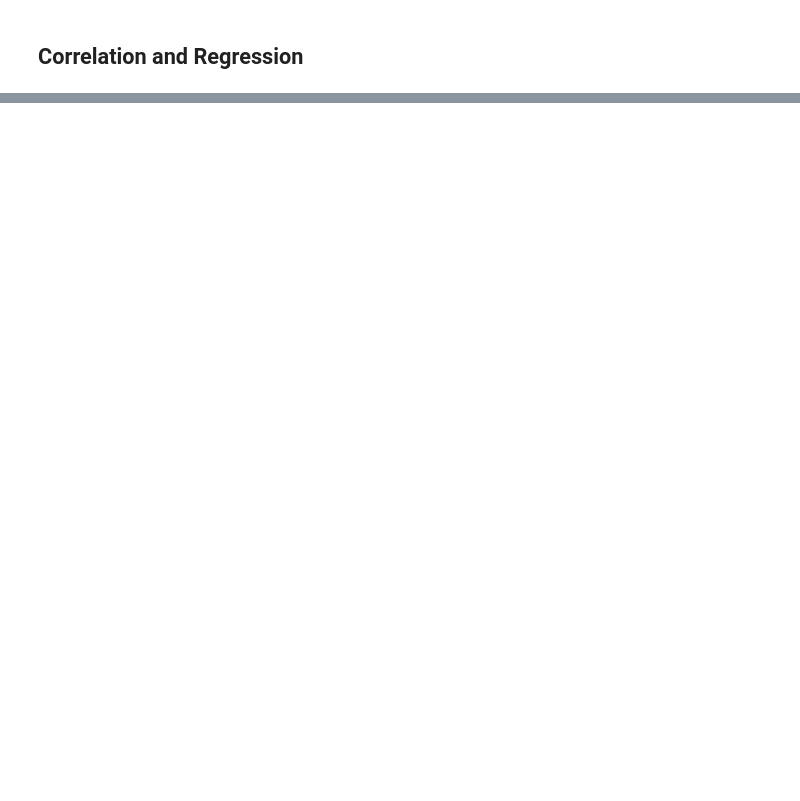
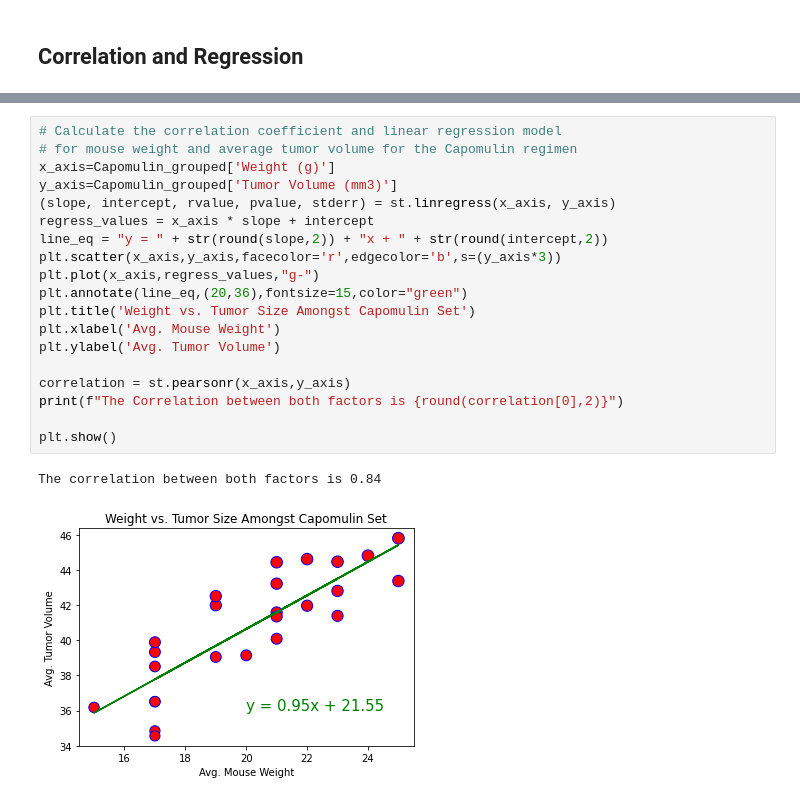
Before and after one commit to ajhibshman/Matplotlib, a Jupyter notebook: Pymaceuticals/pymaceuticals_starter-Copy1.ipynb, the cells around one changed output, grey strips where cells are left out. Drawn from its saved outputs; the diff is of its cells as text; blank space fills up the shorter version.

```diff
--- a/Pymaceuticals/pymaceuticals_starter-Copy1.ipynb
+++ b/Pymaceuticals/pymaceuticals_starter-Copy1.ipynb
@@ -287,0 +328,22 @@ plt.show()
+# %%
+# Calculate the correlation coefficient and linear regression model
+# for mouse weight and average tumor volume for the Capomulin regimen
+x_axis=Capomulin_grouped['Weight (g)']
+y_axis=Capomulin_grouped['Tumor Volume (mm3)']
+(slope, intercept, rvalue, pvalue, stderr) = st.linregress(x_axis, y_axis)
+regress_values = x_axis * slope + intercept
+line_eq = "y = " + str(round(slope,2)) + "x + " + str(round(intercept,2))
+plt.scatter(x_axis,y_axis,facecolor='r',edgecolor='b',s=(y_axis*3))
+plt.plot(x_axis,regress_values,"g-")
+plt.annotate(line_eq,(20,36),fontsize=15,color="green")
+plt.title('Weight vs. Tumor Size Amongst Capomulin Set')
+plt.xlabel('Avg. Mouse Weight')
+plt.ylabel('Avg. Tumor Volume')
+
+correlation = st.pearsonr(x_axis,y_axis)
+print(f"The Correlation between both factors is {round(correlation[0],2)}")
+
+plt.show()
+# %% [output]
+The correlation between both factors is 0.84
+[figure, added]
```
Also changed, not shown: parts of 8 cells of this notebook, 2 other files.
